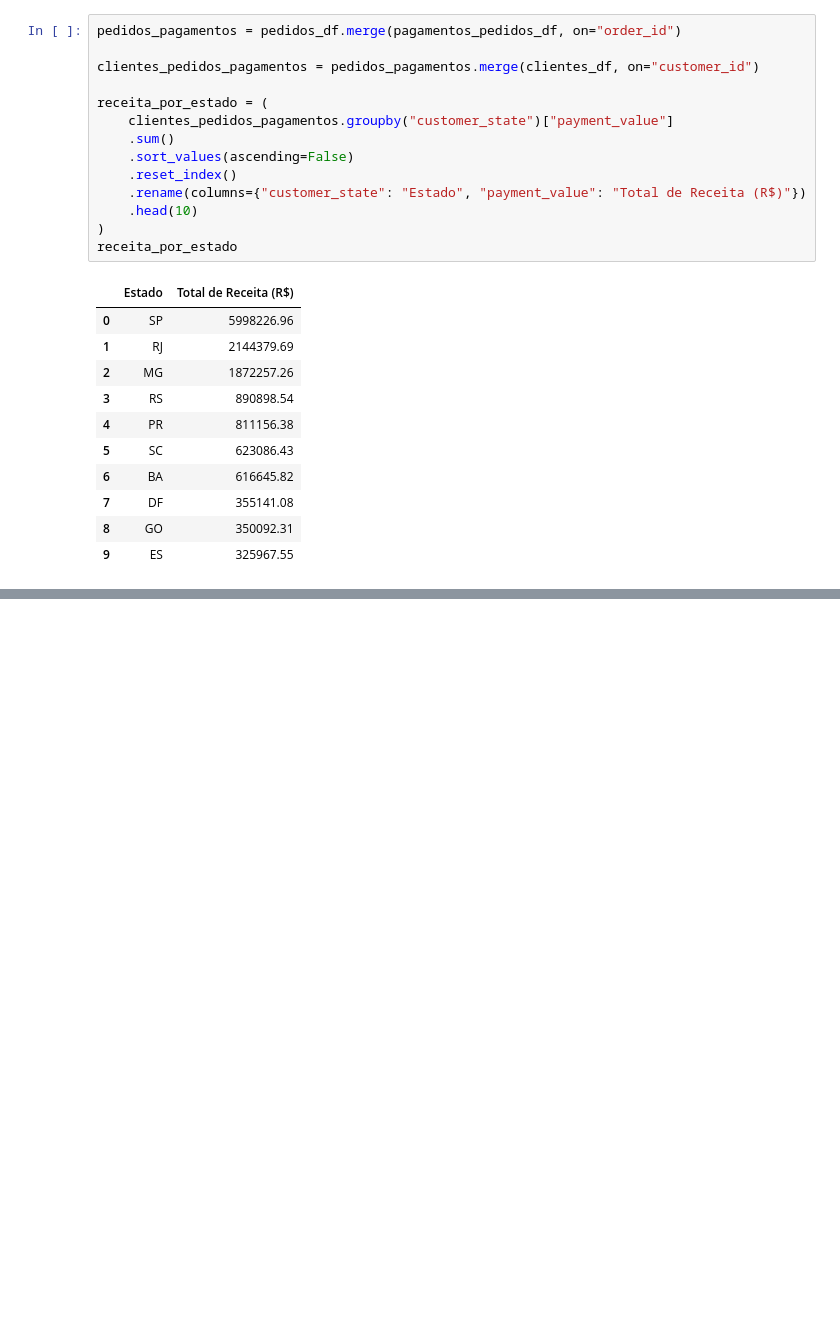
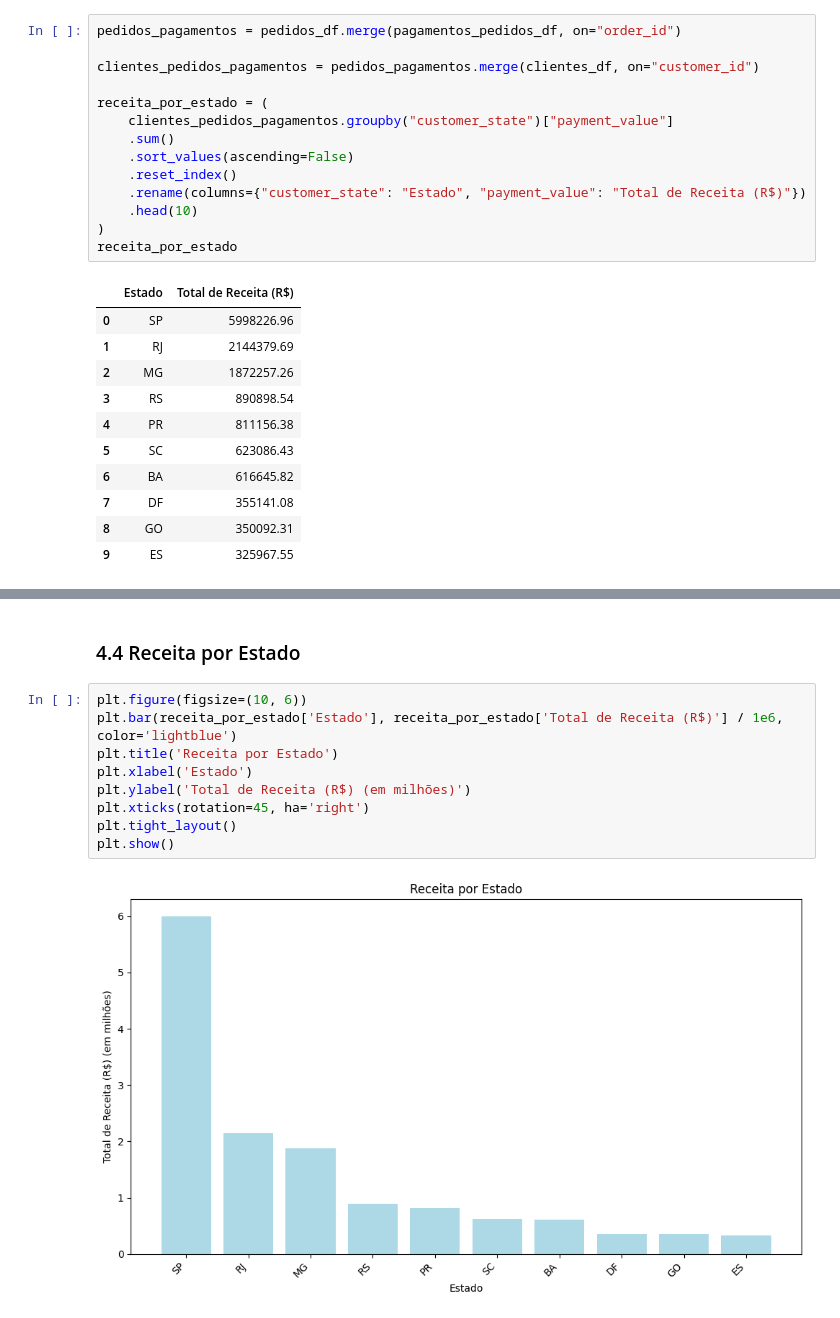
Before and after one commit to drdml/insights-olist, a Jupyter notebook: análise_exploratória.ipynb, the cells around one changed output, grey strips where cells are left out. Drawn from its saved outputs; the diff is of its cells as text; blank space fills up the shorter version.

```diff
--- a/análise_exploratória.ipynb
+++ b/análise_exploratória.ipynb
@@ -337,0 +406,13 @@ estados_com_mais_atrasos
+# %% [markdown]
+### 4.4 Receita por Estado
+# %%
+plt.figure(figsize=(10, 6))
+plt.bar(receita_por_estado['Estado'], receita_por_estado['Total de Receita (R$)'] / 1e6, color='lightblue')
+plt.title('Receita por Estado')
+plt.xlabel('Estado')
+plt.ylabel('Total de Receita (R$) (em milhões)')
+plt.xticks(rotation=45, ha='right')
+plt.tight_layout()
+plt.show()
+# %% [output]
+[figure, added]
```
Also changed, not shown: parts of 22 cells of this notebook.
